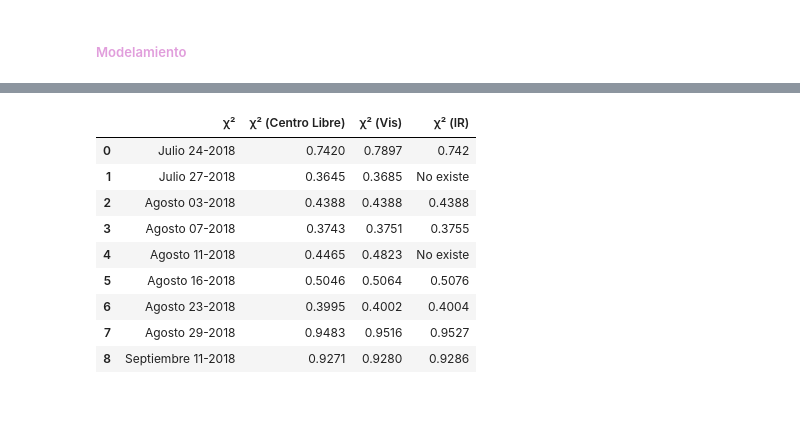
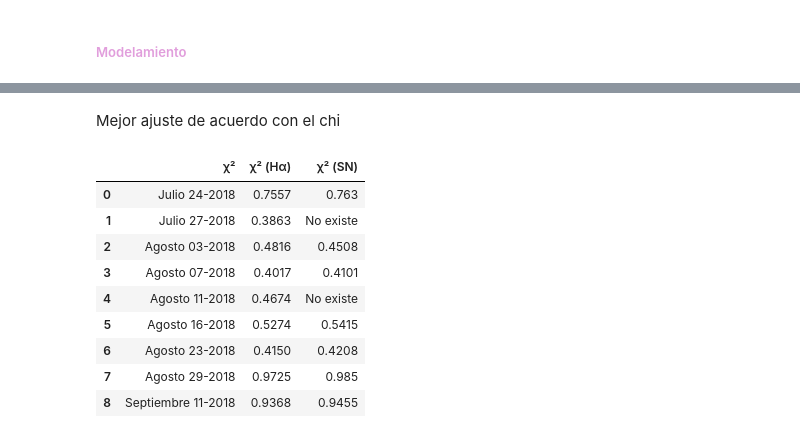
Before and after one commit to JessiDaniL/Tesis, a Jupyter notebook: Datos ESPARTACO/analisis_halpha_antares_normalizacion_2018.ipynb, the cells around one changed output, grey strips where cells are left out. Cells and saved outputs as stored; diff of their text form; code cells hidden in the pictures; blank space fills up the shorter version.

```diff
--- a/Datos ESPARTACO/analisis_halpha_antares_normalizacion_2018.ipynb
+++ b/Datos ESPARTACO/analisis_halpha_antares_normalizacion_2018.ipynb
@@ -264,3 +226,35 @@ def estimar_ancho_inicial_metalica(longitud_onda, flujo, continuo_local, centro_
+# %%
+def estimar_ancho_inicial_metalica(longitud_onda, flujo, continuo_local, centro_obs, ventana=0.5, sigma_default=0.12, gamma_default=0.05):
+
+    mask = np.abs(longitud_onda - centro_obs) < ventana
+    if mask.sum() < 4:
+        return sigma_default, gamma_default
+
+    x_local = longitud_onda[mask]
+    y_local = flujo[mask]
+
+    # Cambio: percentil bajo en vez de min() puro -> menos sensible a un solo píxel ruidoso
+    nivel_min = np.percentile(y_local, 2)
+    prof_local = continuo_local - nivel_min
+    if prof_local <= 0:
+        return sigma_default, gamma_default
+
+    nivel_media_altura = continuo_local - prof_local / 2
+
+    por_debajo = y_local < nivel_media_altura
+    if por_debajo.sum() < 2:
+        return sigma_default, gamma_default
+
+    x_cruce = x_local[por_debajo]
+    fwhm_est = x_cruce.max() - x_cruce.min()
+
+    if fwhm_est <= 0:
+        return sigma_default, gamma_default
+
+    sigma_inicial = max(0.02, fwhm_est / 2.355)
+    gamma_inicial = max(0.0, fwhm_est * 0.15)
+
+    return sigma_inicial, gamma_inicial
 # %% [markdown]
 <h5 style="color: #e19edc;"> Modelamiento </h5>
 # %%
@@ -639,39 +728,38 @@ for nombre, datos in espectros.items():
+# %% [markdown]
+Mejor ajuste de acuerdo con el chi
 # %%
 filas_chi2 = []
 
 for nombre, fits_fecha in resultados.items():
     fecha_etiqueta = metadatos[nombre].get("fecha", nombre)
 
-    # Chi del libre
-    chi2_libre = fits_fecha["libre"]["fit"].chisqr if "libre" in fits_fecha else None
 
     # Chi del visible
-    chi2_vis = fits_fecha["visible"]["fit"].chisqr if "visible" in fits_fecha else None
+    chi2_vis = fits_fecha["halpha"]["fit"].chisqr if "halpha" in fits_fecha else None
 
     # Chi del infrarrojo
-    chi2_ir = fits_fecha["infrarrojo"]["fit"].chisqr if "infrarrojo" in fits_fecha else "No existe"
+    chi2_ir = fits_fecha["sector_naranja"]["fit"].chisqr if "sector_naranja" in fits_fecha else "No existe"
 
     filas_chi2.append({
         "χ²": fecha_etiqueta,
-        "χ² (Centro Libre)": round(chi2_libre, 4) if isinstance(chi2_libre, (int, float)) else chi2_libre,
-        "χ² (Vis)": round(chi2_vis, 4) if isinstance(chi2_vis, (int, float)) else chi2_vis,
-        "χ² (IR)": round(chi2_ir, 4) if isinstance(chi2_ir, (int, float)) else chi2_ir
+        "χ² (Hα)": round(chi2_vis, 4) if isinstance(chi2_vis, (int, float)) else chi2_vis,
+        "χ² (SN)": round(chi2_ir, 4) if isinstance(chi2_ir, (int, float)) else chi2_ir
     })
 
 tabla_chi2 = pd.DataFrame(filas_chi2)
 
 display(tabla_chi2)
 # %% [output]
-|  | χ² | χ² (Centro Libre) | χ² (Vis) | χ² (IR) |
-| 0 | Julio 24-2018 | 0.7420 | 0.7897 | 0.742 |
-| 1 | Julio 27-2018 | 0.3645 | 0.3685 | No existe |
-| 2 | Agosto 03-2018 | 0.4388 | 0.4388 | 0.4388 |
-| 3 | Agosto 07-2018 | 0.3743 | 0.3751 | 0.3755 |
-| 4 | Agosto 11-2018 | 0.4465 | 0.4823 | No existe |
-| 5 | Agosto 16-2018 | 0.5046 | 0.5064 | 0.5076 |
-| 6 | Agosto 23-2018 | 0.3995 | 0.4002 | 0.4004 |
-| 7 | Agosto 29-2018 | 0.9483 | 0.9516 | 0.9527 |
-| 8 | Septiembre 11-2018 | 0.9271 | 0.9280 | 0.9286 |
+|  | χ² | χ² (Hα) | χ² (SN) |
+| 0 | Julio 24-2018 | 0.7557 | 0.763 |
+| 1 | Julio 27-2018 | 0.3863 | No existe |
+| 2 | Agosto 03-2018 | 0.4816 | 0.4508 |
+| 3 | Agosto 07-2018 | 0.4017 | 0.4101 |
+| 4 | Agosto 11-2018 | 0.4674 | No existe |
+| 5 | Agosto 16-2018 | 0.5274 | 0.5415 |
+| 6 | Agosto 23-2018 | 0.4150 | 0.4208 |
+| 7 | Agosto 29-2018 | 0.9725 | 0.985 |
+| 8 | Septiembre 11-2018 | 0.9368 | 0.9455 |
 # %%
 tabla_chi2.to_excel(fr"Parámetros para análisis de Antares\Comparación chi cuadrado espectros del 2018.xlsx", index=False)
 # %%
```
Also changed, not shown: parts of 12 cells of this notebook, 44 other files.
